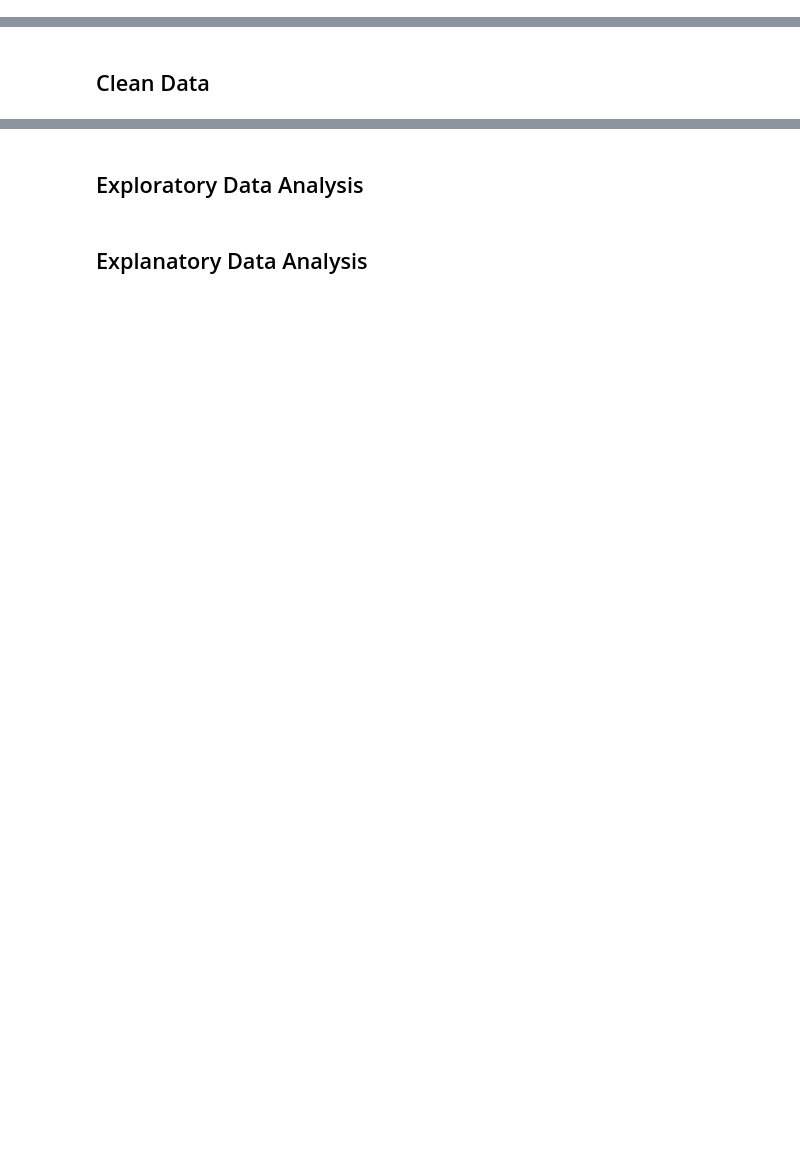
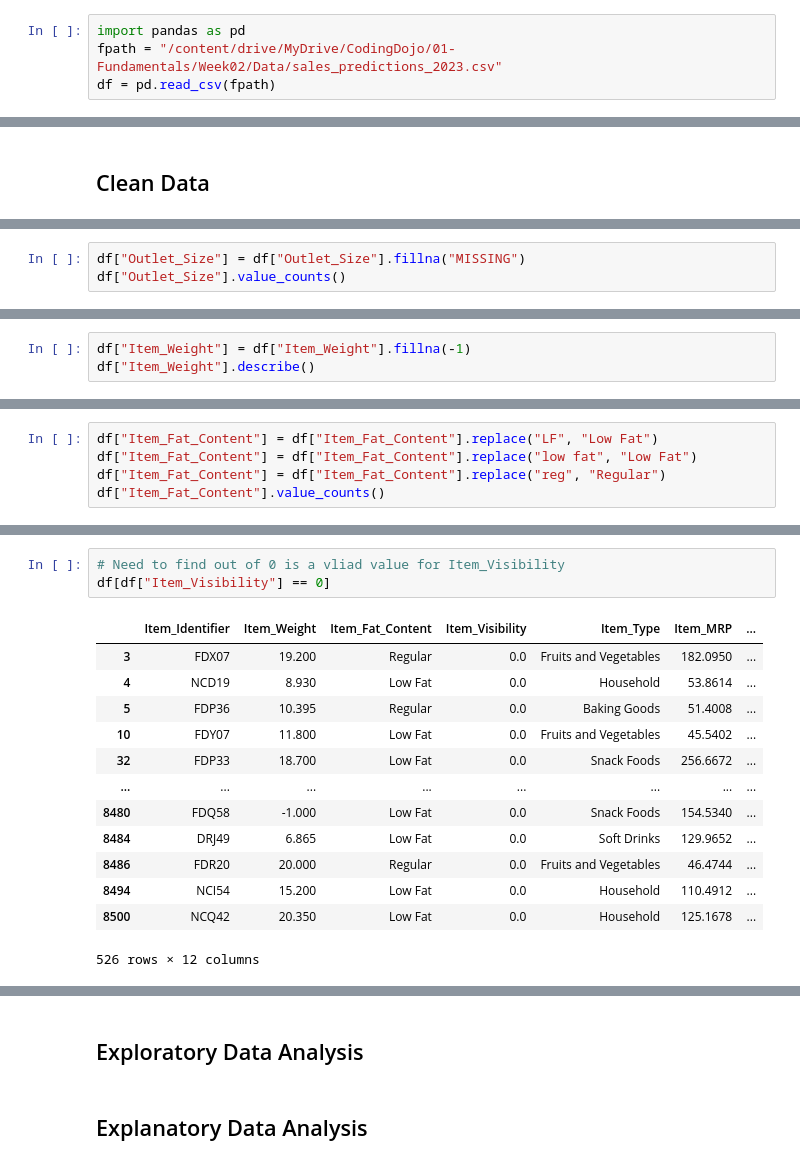
Before and after one commit to jvwk/Prediction-of-PRoduct-Sales, a Jupyter notebook: Prediction_of_Product_Sales.ipynb, the cells around one changed output, grey strips where cells are left out. Drawn from its saved outputs; the diff is of its cells as text; blank space fills up the shorter version.

```diff
--- a/Prediction_of_Product_Sales.ipynb
+++ b/Prediction_of_Product_Sales.ipynb
@@ -9,3 +9,7 @@
 ## Project Overview
 # %% [markdown]
 ## Load and Inspect Data
+# %%
+import pandas as pd
+fpath = "/content/drive/MyDrive/CodingDojo/01-Fundamentals/Week02/Data/sales_predictions_2023.csv"
+df = pd.read_csv(fpath)
@@ -13,0 +131,3 @@
+# %%
+df["Outlet_Size"] = df["Outlet_Size"].fillna("MISSING")
+df["Outlet_Size"].value_counts()
@@ -13,0 +168,3 @@
+# %%
+df["Item_Weight"] = df["Item_Weight"].fillna(-1)
+df["Item_Weight"].describe()
@@ -13,0 +220,5 @@
+# %%
+df["Item_Fat_Content"] = df["Item_Fat_Content"].replace("LF", "Low Fat")
+df["Item_Fat_Content"] = df["Item_Fat_Content"].replace("low fat", "Low Fat")
+df["Item_Fat_Content"] = df["Item_Fat_Content"].replace("reg", "Regular")
+df["Item_Fat_Content"].value_counts()
@@ -13,0 +268,17 @@
+# %%
+# Need to find out of 0 is a vliad value for Item_Visibility
+df[df["Item_Visibility"] == 0]
+# %% [output]
+|  | Item_Identifier | Item_Weight | Item_Fat_Content | Item_Visibility | Item_Type | Item_MRP | ... |
+| 3 | FDX07 | 19.200 | Regular | 0.0 | Fruits and Vegetables | 182.0950 | ... |
+| 4 | NCD19 | 8.930 | Low Fat | 0.0 | Household | 53.8614 | ... |
+| 5 | FDP36 | 10.395 | Regular | 0.0 | Baking Goods | 51.4008 | ... |
+| 10 | FDY07 | 11.800 | Low Fat | 0.0 | Fruits and Vegetables | 45.5402 | ... |
+| 32 | FDP33 | 18.700 | Low Fat | 0.0 | Snack Foods | 256.6672 | ... |
+| ... | ... | ... | ... | ... | ... | ... | ... |
+| 8480 | FDQ58 | -1.000 | Low Fat | 0.0 | Snack Foods | 154.5340 | ... |
+| 8484 | DRJ49 | 6.865 | Low Fat | 0.0 | Soft Drinks | 129.9652 | ... |
+| 8486 | FDR20 | 20.000 | Regular | 0.0 | Fruits and Vegetables | 46.4744 | ... |
+| 8494 | NCI54 | 15.200 | Low Fat | 0.0 | Household | 110.4912 | ... |
+| 8500 | NCQ42 | 20.350 | Low Fat | 0.0 | Household | 125.1678 | ... |
+526 rows × 12 columns
```
Also changed, not shown: parts of 21 cells of this notebook.
